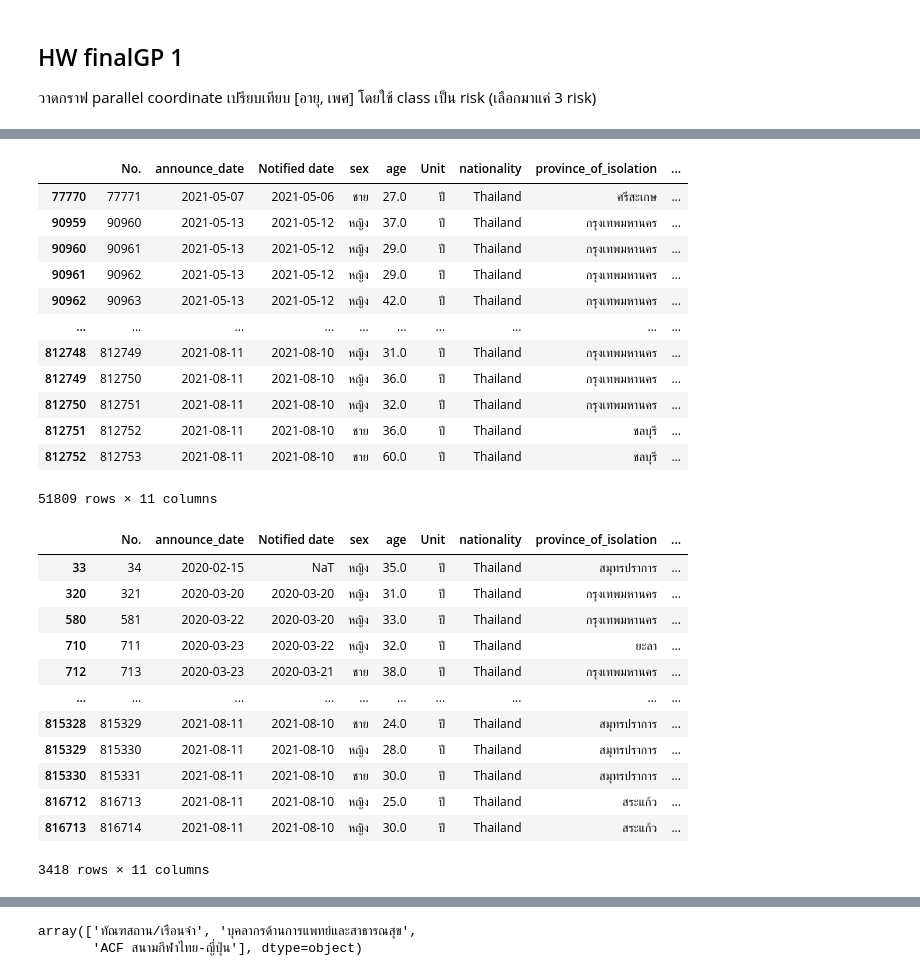
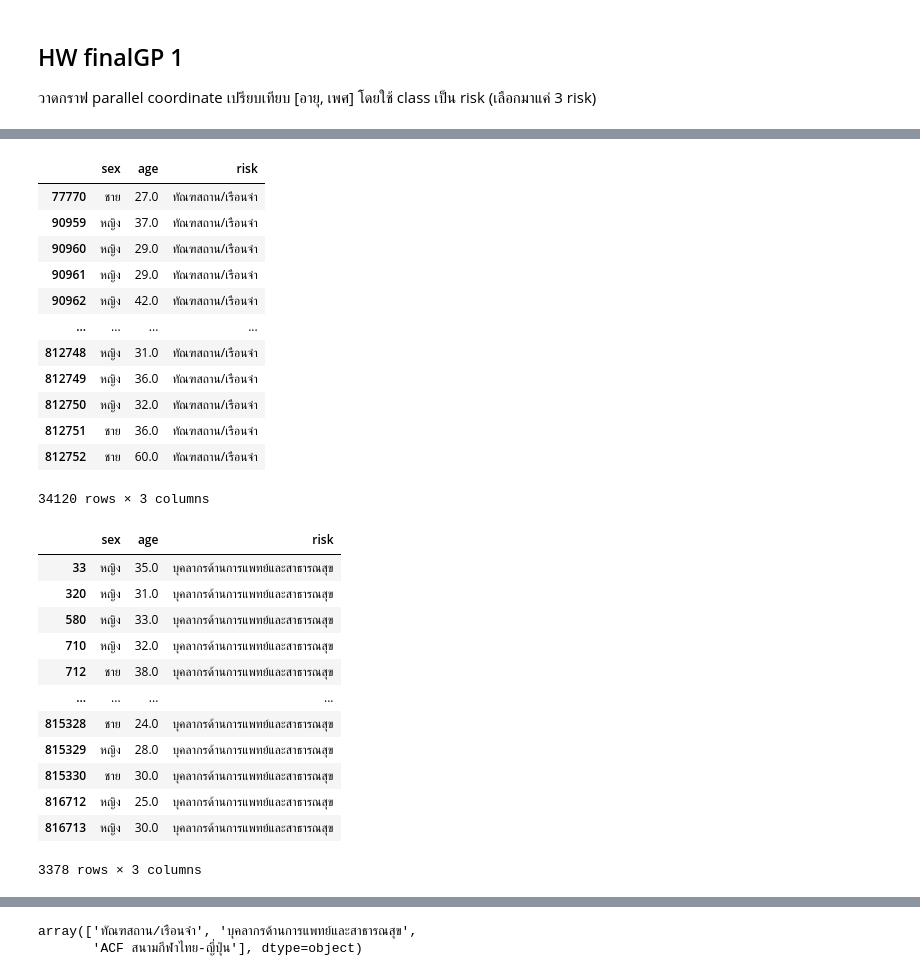
Before and after one commit to gotserena/data_viz_2022, a Jupyter notebook: DataViz01_Table_Data.ipynb, the cells around one changed output, grey strips where cells are left out. Drawn from its saved outputs; the diff is of its cells as text; code cells hidden in the pictures.

```diff
--- a/DataViz01_Table_Data.ipynb
+++ b/DataViz01_Table_Data.ipynb
@@ -174,0 +175,5 @@ data_df
+# %%
+data_df1 = data_df[['sex','age','risk']]
+# %%
+data_dfdrop=data_df1.dropna()
+data_dfdrop
@@ -175,35 +194,35 @@ data_df
 # %%
-data1 = data_df[data_df['risk']== 'ทัณฑสถาน/เรือนจำ']
+data1 = data_dfdrop[data_dfdrop['risk']== 'ทัณฑสถาน/เรือนจำ']
 data1
 # %% [output]
-|  | No. | announce_date | Notified date | sex | age | Unit | nationality | province_of_isolation | ... |
-| 77770 | 77771 | 2021-05-07 | 2021-05-06 | ชาย | 27.0 | ปี | Thailand | ศรีสะเกษ | ... |
-| 90959 | 90960 | 2021-05-13 | 2021-05-12 | หญิง | 37.0 | ปี | Thailand | กรุงเทพมหานคร | ... |
-| 90960 | 90961 | 2021-05-13 | 2021-05-12 | หญิง | 29.0 | ปี | Thailand | กรุงเทพมหานคร | ... |
-| 90961 | 90962 | 2021-05-13 | 2021-05-12 | หญิง | 29.0 | ปี | Thailand | กรุงเทพมหานคร | ... |
-| 90962 | 90963 | 2021-05-13 | 2021-05-12 | หญิง | 42.0 | ปี | Thailand | กรุงเทพมหานคร | ... |
-| ... | ... | ... | ... | ... | ... | ... | ... | ... | ... |
-| 812748 | 812749 | 2021-08-11 | 2021-08-10 | หญิง | 31.0 | ปี | Thailand | กรุงเทพมหานคร | ... |
-| 812749 | 812750 | 2021-08-11 | 2021-08-10 | หญิง | 36.0 | ปี | Thailand | กรุงเทพมหานคร | ... |
-| 812750 | 812751 | 2021-08-11 | 2021-08-10 | หญิง | 32.0 | ปี | Thailand | กรุงเทพมหานคร | ... |
-| 812751 | 812752 | 2021-08-11 | 2021-08-10 | ชาย | 36.0 | ปี | Thailand | ชลบุรี | ... |
-| 812752 | 812753 | 2021-08-11 | 2021-08-10 | ชาย | 60.0 | ปี | Thailand | ชลบุรี | ... |
+|  | sex | age | risk |
+| 77770 | ชาย | 27.0 | ทัณฑสถาน/เรือนจำ |
+| 90959 | หญิง | 37.0 | ทัณฑสถาน/เรือนจำ |
+| 90960 | หญิง | 29.0 | ทัณฑสถาน/เรือนจำ |
+| 90961 | หญิง | 29.0 | ทัณฑสถาน/เรือนจำ |
+| 90962 | หญิง | 42.0 | ทัณฑสถาน/เรือนจำ |
+| ... | ... | ... | ... |
+| 812748 | หญิง | 31.0 | ทัณฑสถาน/เรือนจำ |
+| 812749 | หญิง | 36.0 | ทัณฑสถาน/เรือนจำ |
+| 812750 | หญิง | 32.0 | ทัณฑสถาน/เรือนจำ |
+| 812751 | ชาย | 36.0 | ทัณฑสถาน/เรือนจำ |
+| 812752 | ชาย | 60.0 | ทัณฑสถาน/เรือนจำ |
-51809 rows × 11 columns
+34120 rows × 3 columns
 # %%
-data2 = data_df[data_df['risk']== 'บุคลากรด้านการแพทย์และสาธารณสุข']
+data2 = data_dfdrop[data_dfdrop['risk']== 'บุคลากรด้านการแพทย์และสาธารณสุข']
 data2
 # %% [output]
-|  | No. | announce_date | Notified date | sex | age | Unit | nationality | province_of_isolation | ... |
-| 33 | 34 | 2020-02-15 | NaT | หญิง | 35.0 | ปี | Thailand | สมุทรปราการ | ... |
-| 320 | 321 | 2020-03-20 | 2020-03-20 | หญิง | 31.0 | ปี | Thailand | กรุงเทพมหานคร | ... |
-| 580 | 581 | 2020-03-22 | 2020-03-20 | หญิง | 33.0 | ปี | Thailand | กรุงเทพมหานคร | ... |
-| 710 | 711 | 2020-03-23 | 2020-03-22 | หญิง | 32.0 | ปี | Thailand | ยะลา | ... |
-| 712 | 713 | 2020-03-23 | 2020-03-21 | ชาย | 38.0 | ปี | Thailand | กรุงเทพมหานคร | ... |
-| ... | ... | ... | ... | ... | ... | ... | ... | ... | ... |
-| 815328 | 815329 | 2021-08-11 | 2021-08-10 | ชาย | 24.0 | ปี | Thailand | สมุทรปราการ | ... |
-| 815329 | 815330 | 2021-08-11 | 2021-08-10 | หญิง | 28.0 | ปี | Thailand | สมุทรปราการ | ... |
-| 815330 | 815331 | 2021-08-11 | 2021-08-10 | ชาย | 30.0 | ปี | Thailand | สมุทรปราการ | ... |
-| 816712 | 816713 | 2021-08-11 | 2021-08-10 | หญิง | 25.0 | ปี | Thailand | สระแก้ว | ... |
-| 816713 | 816714 | 2021-08-11 | 2021-08-10 | หญิง | 30.0 | ปี | Thailand | สระแก้ว | ... |
+|  | sex | age | risk |
+| 33 | หญิง | 35.0 | บุคลากรด้านการแพทย์และสาธารณสุข |
+| 320 | หญิง | 31.0 | บุคลากรด้านการแพทย์และสาธารณสุข |
+| 580 | หญิง | 33.0 | บุคลากรด้านการแพทย์และสาธารณสุข |
+| 710 | หญิง | 32.0 | บุคลากรด้านการแพทย์และสาธารณสุข |
+| 712 | ชาย | 38.0 | บุคลากรด้านการแพทย์และสาธารณสุข |
+| ... | ... | ... | ... |
+| 815328 | ชาย | 24.0 | บุคลากรด้านการแพทย์และสาธารณสุข |
+| 815329 | หญิง | 28.0 | บุคลากรด้านการแพทย์และสาธารณสุข |
+| 815330 | ชาย | 30.0 | บุคลากรด้านการแพทย์และสาธารณสุข |
+| 816712 | หญิง | 25.0 | บุคลากรด้านการแพทย์และสาธารณสุข |
+| 816713 | หญิง | 30.0 | บุคลากรด้านการแพทย์และสาธารณสุข |
-3418 rows × 11 columns
+3378 rows × 3 columns
 # %%
```
Also changed, not shown: parts of 19 cells of this notebook.
